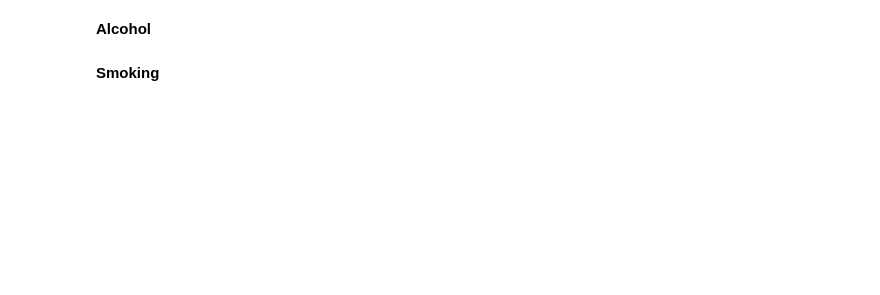
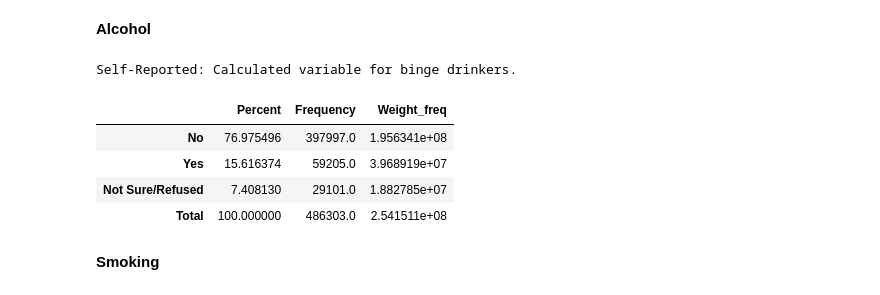
Before and after one commit to pmleffers/BRFSS2016, a Jupyter notebook: BRFSS notebook.ipynb, the cells around one changed output. Cells and saved outputs as stored; diff of their text form; code cells hidden in the pictures; blank space fills up the shorter version.

```diff
--- a/BRFSS notebook.ipynb
+++ b/BRFSS notebook.ipynb
@@ -230,4 +435,46 @@ Frequency Table: Exercise within the last 30 days.
 # %% [markdown]
 **Alcohol**
+# %%
+temp=pd.DataFrame(BRFSS2016['_RFBING5'])
+#one-hot encoding
+for x in temp._RFBING5.unique():
+    temp[x]=(temp._RFBING5==x).astype(int)
+
+#temp.columns
+#Index(['_RFBING5', 1, 2, 9], dtype='object')
+temp.rename(columns={'_MENT14D':'BingDrink', 1:'one', 2:'two', 9:'nine'}, inplace=True)
+# %%
+#Setup Statsmodels to get Frequency Weights
+#one
+freqTemp = smf.DescrStatsW(temp['one'], weights=WeightVar)
+counts=np.array(pd.Series(temp.one).value_counts())
+one=np.array([freqTemp.mean*100,counts[0],freqTemp.sum])
+#two
+freqTemp = smf.DescrStatsW(temp['two'], weights=WeightVar)
+counts=np.array(pd.Series(temp.two).value_counts())
+two=np.array([freqTemp.mean*100,counts[1],freqTemp.sum])
+#nine
+freqTemp = smf.DescrStatsW(temp['nine'], weights=WeightVar)
+counts=np.array(pd.Series(temp.nine).value_counts())
+nine=np.array([freqTemp.mean*100,counts[1],freqTemp.sum])
+
+#Create Table (DataFrame)
+freq_table=pd.DataFrame(np.array([one,two,nine]),columns=['Percent','Frequency','Weight_freq'])
+#Modify index rows
+first,second,ninth = freq_table.index[0],freq_table.index[1],freq_table.index[2]
+freq_table.rename(index={first: 'No',second: 'Yes',ninth:'Not Sure/Refused'},inplace=True)
+#Create Totals Row
+last=np.array([round(freq_table['Percent'].sum()),round(freq_table['Frequency'].sum()),round(freq_table['Weight_freq'].sum())])
+freq_table.loc[len(freq_table)]=last
+freq_table.rename(index={3:'Total'},inplace=True)
+print('Self-Reported: Calculated variable for binge drinkers.')
+freq_table
+# %% [output]
+Self-Reported: Calculated variable for binge drinkers.
+|  | Percent | Frequency | Weight_freq |
+| No | 76.975496 | 397997.0 | 1.956341e+08 |
+| Yes | 15.616374 | 59205.0 | 3.968919e+07 |
+| Not Sure/Refused | 7.408130 | 29101.0 | 1.882785e+07 |
+| Total | 100.000000 | 486303.0 | 2.541511e+08 |
 # %% [markdown]
 **Smoking**
```
Also changed, not shown: parts of 17 cells of this notebook.
